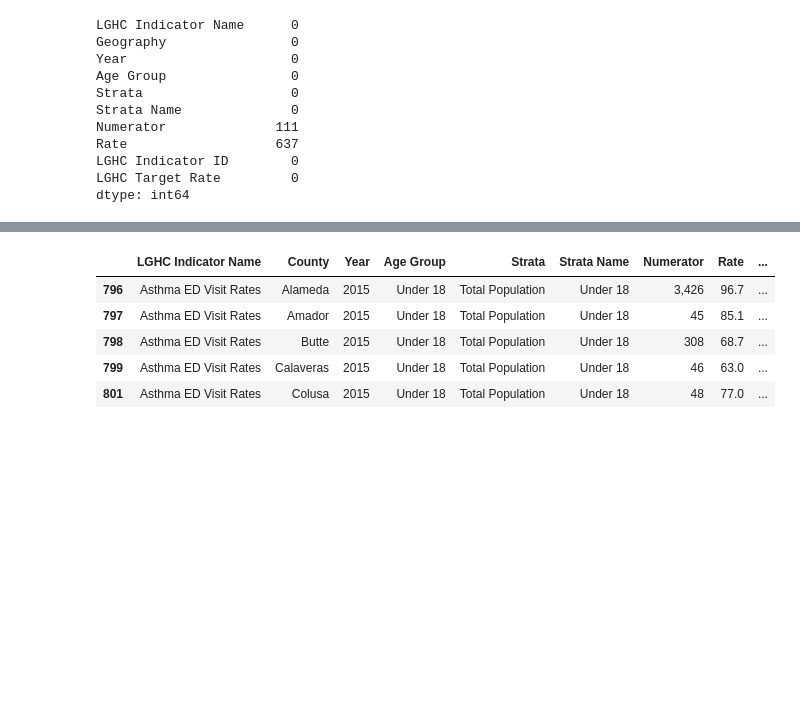
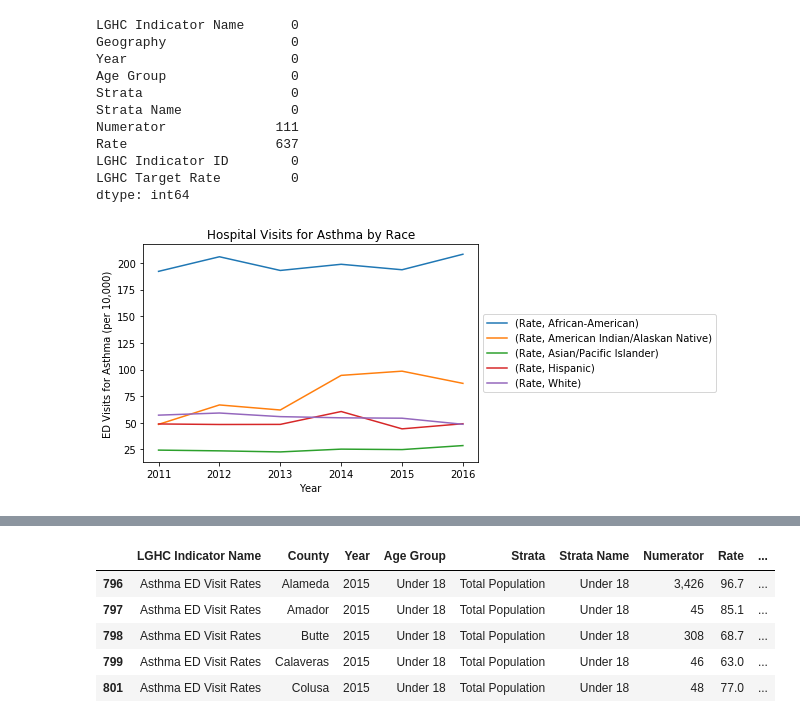
Before and after one commit to shaheen19/Climate-myth, a Jupyter notebook: asthma.ipynb, the cells around one changed output, grey strips where cells are left out. Drawn from its saved outputs; the diff is of its cells as text; code cells hidden in the pictures; blank space fills up the shorter version.

Commit message:
Added updated asthma jupyter notebook

```diff
--- a/asthma.ipynb
+++ b/asthma.ipynb
@@ -190,3 +193,13 @@ Rate                   637
 LGHC Indicator ID        0
 LGHC Target Rate         0
 dtype: int64
+# %%
+race_asthma = asthma_df.loc[(asthma_df['Strata Name'] == 'African-American') | (asthma_df['Strata Name'] == 'African-American') | (asthma_df['Strata Name'] == 'White') | (asthma_df['Strata Name'] == 'Hispanic') | (asthma_df['Strata Name'] == 'American Indian/Alaskan Native') | (asthma_df['Strata Name'] == 'Asian/Pacific Islander'), ['Geography', 'Strata Name','Year', 'Rate']]
+race_asthma_df = pd.DataFrame(race_asthma.groupby(['Strata Name', 'Year']).mean())
+race_asthma_df.unstack(0).plot()
+plt.legend(loc='center left', bbox_to_anchor=(1.0, 0.5))
+plt.ylabel("ED Visits for Asthma (per 10,000)")
+plt.title("Hospital Visits for Asthma by Race")
+plt.savefig('Images/asthmabyrace.png')
+# %% [output]
+[figure, added]
```
Also changed, not shown: parts of 34 cells of this notebook.
